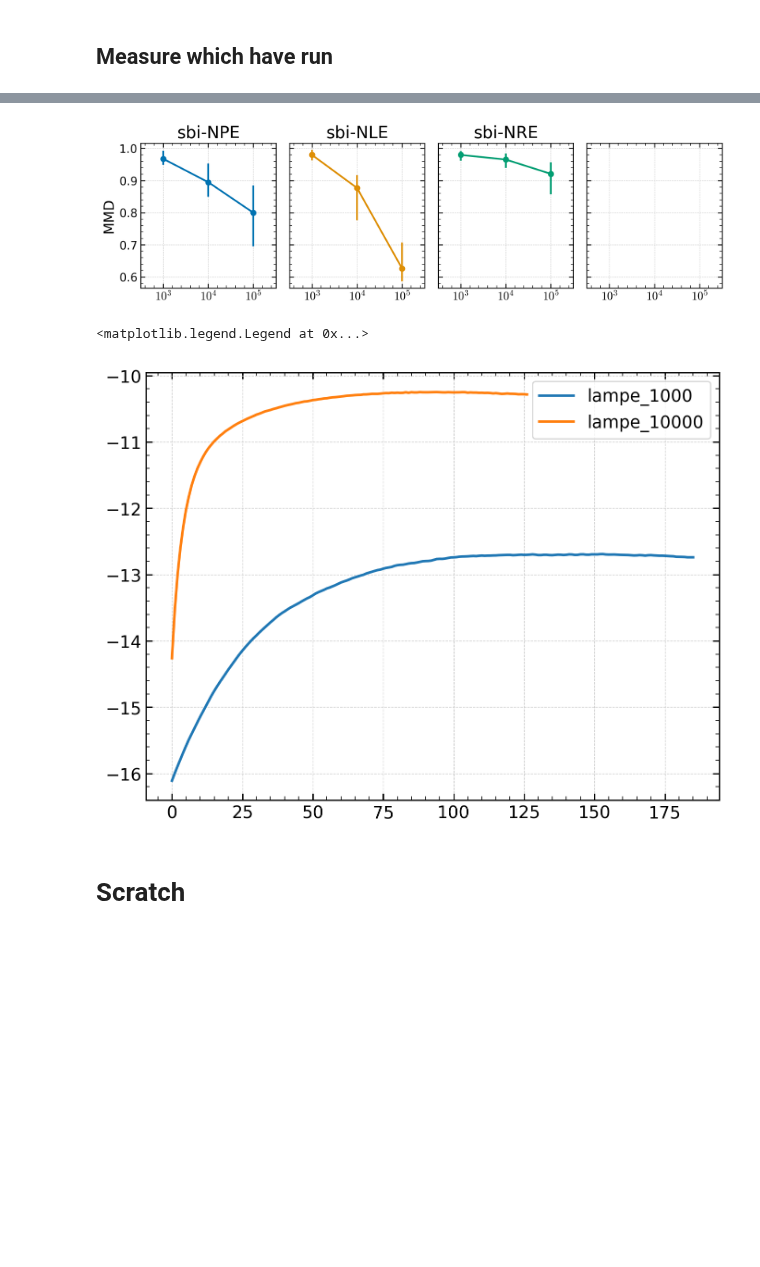
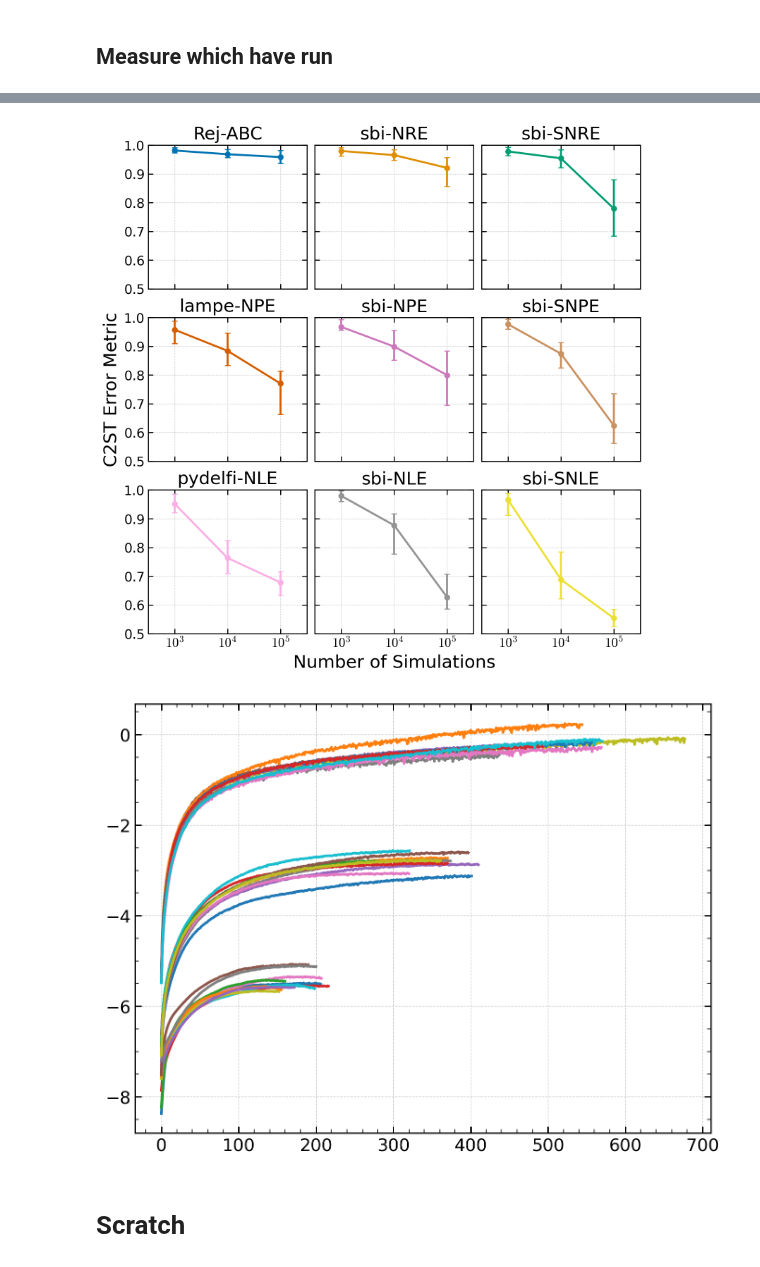
Before and after one commit to maho3/ltu-ili, a Jupyter notebook: paper/3_slcp/fig2b.ipynb, the cells around one changed output, grey strips where cells are left out. Saved outputs shown, nothing was run; the diff lists cells and outputs as text; code cells hidden in the pictures; blank space fills up the shorter version.

Commit message:
lampe and pydelfi benchmarks working

```diff
--- a/paper/3_slcp/fig2b.ipynb
+++ b/paper/3_slcp/fig2b.ipynb
@@ -83,9 +128,2 @@ df.groupby(['model']).count().loc[model_names].cumsum()
 # %% [markdown]
 ## Measure which have run
-# %%
-filename = join(cfgdir, 'record.csv')
-record = pd.read_csv(filename)
-record['done'] = False
-
-for i, row in record.iterrows():
-    record.loc[i, 'done'] = os.path.exists(join(row['dir'], 'single_samples.npy'))
@@ -140,35 +162,47 @@ Name: c2st, dtype: object
 # %%
 from math import ceil
 
-keys = ['npe', 'nle', 'nre']
-names = ['sbi-NPE', 'sbi-NLE', 'sbi-NRE']
+keys = ['mcabc', 'nre', 'snre',
+        'lampe', 'npe', 'snpe',
+        'pydelfi', 'nle', 'snle']
+names = ['Rej-ABC', 'sbi-NRE', 'sbi-SNRE',
+         'lampe-NPE', 'sbi-NPE','sbi-SNPE',
+         'pydelfi-NLE', 'sbi-NLE', 'sbi-SNLE']
 cs = sns.color_palette('colorblind', n_colors=len(keys))
 
 N = len(keys)
-Ncol = 4
+Ncol = 3
 Nrow = ceil(N/Ncol)
 f, axs = plt.subplots(Nrow, Ncol, figsize=(Ncol*3, Nrow*3),
-                      sharex=True, sharey=True, gridspec_kw={'hspace':0.1, 'wspace':0.1})
+                      sharex=True, sharey=True,
+                      gridspec_kw={'hspace':0.2, 'wspace':0.05})
 axs = axs.flatten()
 
 for i, m in enumerate(keys):
     ax = axs[i]
     p = np.stack(percs.loc[m].values)
     ax.errorbar(
         x=range(len(p)),
         y=p[:,1],
         yerr=[p[:,1]-p[:,0], p[:,2]-p[:,1]],
         fmt='o-',
         color=cs[i],
+        capsize=3,
+        markersize=5,
     )
-    ax.set_title(names[i])
+    ax.set_title(names[i], fontsize=18)
     ax.set_xlim(-0.5, 2.5)
+    ax.set_ylim(0.5, 1)
     ax.set_xticks(range(3), [f"$10^{i}$" for i in range(3,6)])
+    ax.minorticks_off()
 
-    if i%Ncol == 0:
-        ax.set_ylabel('MMD')
+    if i == 3:
+        ax.set_ylabel('C2ST Error Metric', fontsize=18)
+    if i == N-2:
+        ax.set_xlabel('Number of Simulations', fontsize=18)
+f.savefig('../images/benchmark.pdf', bbox_inches='tight')
 # %% [output]
-[figure, old version]
+[figure, new version]
 # %%
 import json
 
@@ -182,9 +216,8 @@ for i, row in record.iterrows():
     val_loss = summ['validation_log_probs']
 
     plt.plot(val_loss, label=f"{row['model']}_{row['N']}")
-plt.legend()
+# plt.legend()
 # %% [output]
-<matplotlib.legend.Legend at 0x...>
-[figure, old version]
+[figure, new version]
 # %% [markdown]
 # Scratch
```
Also changed, not shown: parts of 6 cells of this notebook, 4 other files.
